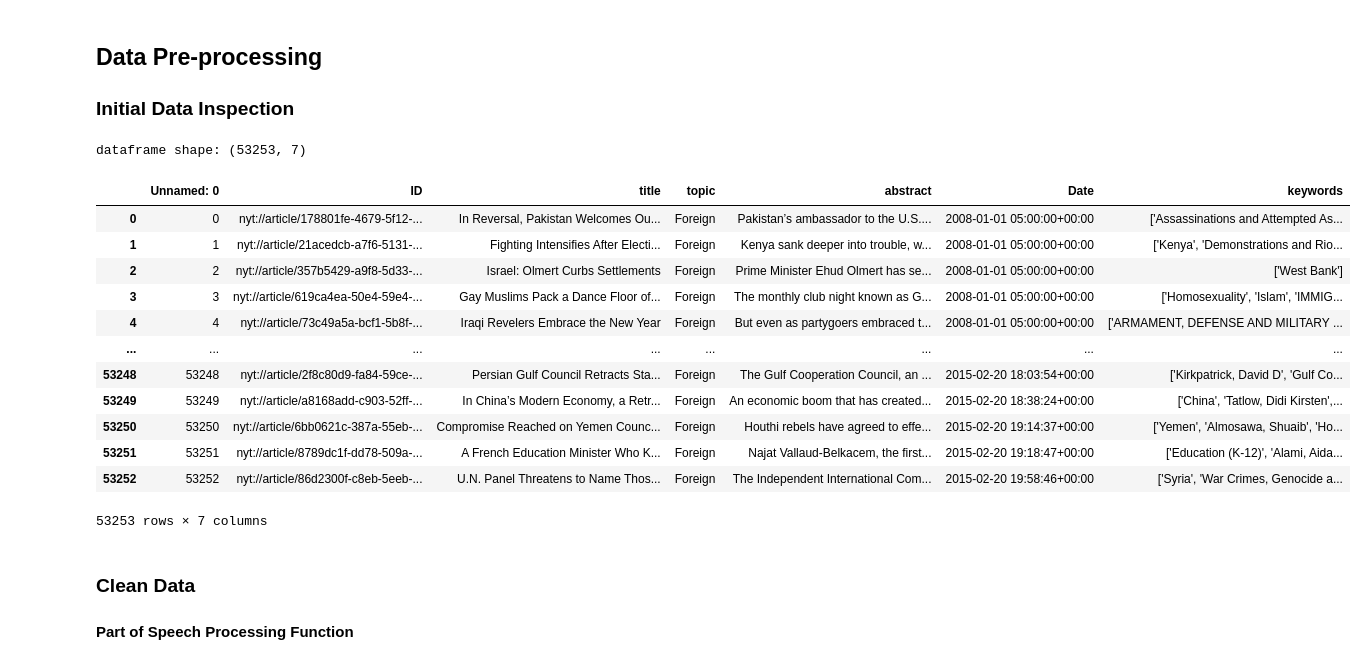
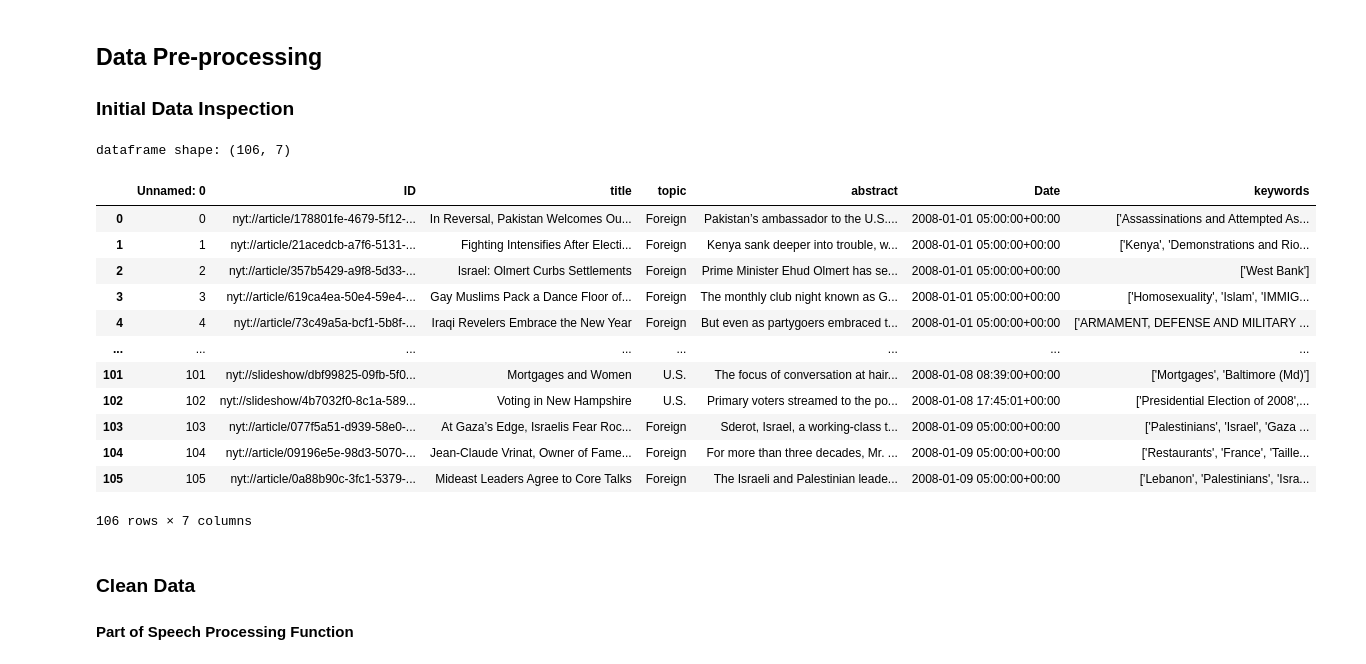
Before and after one commit to sirutBuasai/nyt-news-summarization, a Jupyter notebook: nyt_lstm.ipynb, the cells around one changed output. Saved outputs shown, nothing was run; the diff lists cells and outputs as text; code cells hidden in the pictures.

```diff
--- a/nyt_lstm.ipynb
+++ b/nyt_lstm.ipynb
@@ -72,31 +52,31 @@ LATENT_DIMENSION = 300
 EMBEDDING_DIMENSION = 100
 EPOCH = 10
 BATCH_SIZE = 128
-DATA_SET_RATIO = 0.5
+DATA_SET_RATIO = 0.001
 # %% [markdown]
 ## Data Pre-processing
 ### Initial Data Inspection
 # %%
-raw_data_path = '/content/gdrive/My Drive/Fourth Year/Natural Language Processing/Final Project/NYT_Dataset.csv'
+raw_data_path = 'NYT_Dataset.csv'
 raw_data = pd.read_csv(raw_data_path)
 raw_data = raw_data[:int(DATA_SET_RATIO*len(raw_data))]
 print(f'dataframe shape: {raw_data.shape}')
 raw_data
 # %% [output]
-dataframe shape: (53253, 7)
+dataframe shape: (106, 7)
 |  | Unnamed: 0 | ID | title | topic | abstract | Date | keywords |
 | 0 | 0 | nyt://article/178801fe-4679-5f12-... | In Reversal, Pakistan Welcomes Ou... | Foreign | Pakistan’s ambassador to the U.S.... | 2008-01-01 05:00:00+00:00 | ['Assassinations and Attempted As... |
 | 1 | 1 | nyt://article/21acedcb-a7f6-5131-... | Fighting Intensifies After Electi... | Foreign | Kenya sank deeper into trouble, w... | 2008-01-01 05:00:00+00:00 | ['Kenya', 'Demonstrations and Rio... |
 | 2 | 2 | nyt://article/357b5429-a9f8-5d33-... | Israel: Olmert Curbs Settlements | Foreign | Prime Minister Ehud Olmert has se... | 2008-01-01 05:00:00+00:00 | ['West Bank'] |
 | 3 | 3 | nyt://article/619ca4ea-50e4-59e4-... | Gay Muslims Pack a Dance Floor of... | Foreign | The monthly club night known as G... | 2008-01-01 05:00:00+00:00 | ['Homosexuality', 'Islam', 'IMMIG... |
 | 4 | 4 | nyt://article/73c49a5a-bcf1-5b8f-... | Iraqi Revelers Embrace the New Year | Foreign | But even as partygoers embraced t... | 2008-01-01 05:00:00+00:00 | ['ARMAMENT, DEFENSE AND MILITARY ... |
 | ... | ... | ... | ... | ... | ... | ... | ... |
-| 53248 | 53248 | nyt://article/2f8c80d9-fa84-59ce-... | Persian Gulf Council Retracts Sta... | Foreign | The Gulf Cooperation Council, an ... | 2015-02-20 18:03:54+00:00 | ['Kirkpatrick, David D', 'Gulf Co... |
-| 53249 | 53249 | nyt://article/a8168add-c903-52ff-... | In China’s Modern Economy, a Retr... | Foreign | An economic boom that has created... | 2015-02-20 18:38:24+00:00 | ['China', 'Tatlow, Didi Kirsten',... |
-| 53250 | 53250 | nyt://article/6bb0621c-387a-55eb-... | Compromise Reached on Yemen Counc... | Foreign | Houthi rebels have agreed to effe... | 2015-02-20 19:14:37+00:00 | ['Yemen', 'Almosawa, Shuaib', 'Ho... |
-| 53251 | 53251 | nyt://article/8789dc1f-dd78-509a-... | A French Education Minister Who K... | Foreign | Najat Vallaud-Belkacem, the first... | 2015-02-20 19:18:47+00:00 | ['Education (K-12)', 'Alami, Aida... |
-| 53252 | 53252 | nyt://article/86d2300f-c8eb-5eeb-... | U.N. Panel Threatens to Name Thos... | Foreign | The Independent International Com... | 2015-02-20 19:58:46+00:00 | ['Syria', 'War Crimes, Genocide a... |
+| 101 | 101 | nyt://slideshow/dbf99825-09fb-5f0... | Mortgages and Women | U.S. | The focus of conversation at hair... | 2008-01-08 08:39:00+00:00 | ['Mortgages', 'Baltimore (Md)'] |
+| 102 | 102 | nyt://slideshow/4b7032f0-8c1a-589... | Voting in New Hampshire | U.S. | Primary voters streamed to the po... | 2008-01-08 17:45:01+00:00 | ['Presidential Election of 2008',... |
+| 103 | 103 | nyt://article/077f5a51-d939-58e0-... | At Gaza’s Edge, Israelis Fear Roc... | Foreign | Sderot, Israel, a working-class t... | 2008-01-09 05:00:00+00:00 | ['Palestinians', 'Israel', 'Gaza ... |
+| 104 | 104 | nyt://article/09196e5e-98d3-5070-... | Jean-Claude Vrinat, Owner of Fame... | Foreign | For more than three decades, Mr. ... | 2008-01-09 05:00:00+00:00 | ['Restaurants', 'France', 'Taille... |
+| 105 | 105 | nyt://article/0a88b90c-3fc1-5379-... | Mideast Leaders Agree to Core Talks | Foreign | The Israeli and Palestinian leade... | 2008-01-09 05:00:00+00:00 | ['Lebanon', 'Palestinians', 'Isra... |
-53253 rows × 7 columns
+106 rows × 7 columns
 # %% [markdown]
 ### Clean Data
 #### Part of Speech Processing Function
```
Also changed, not shown: parts of 16 cells of this notebook.
